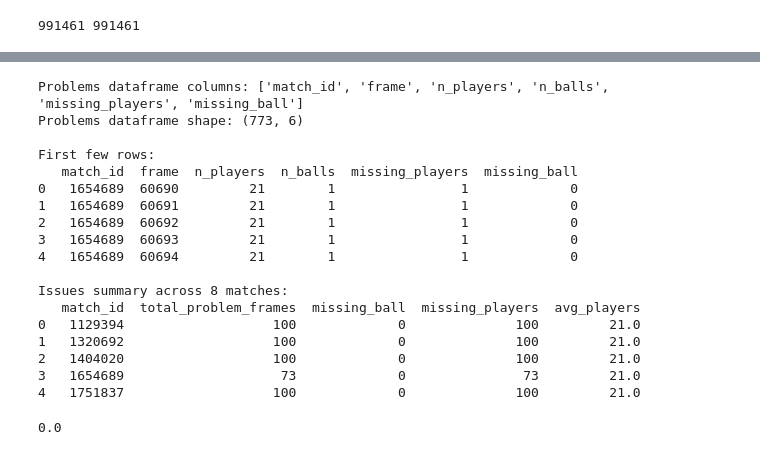
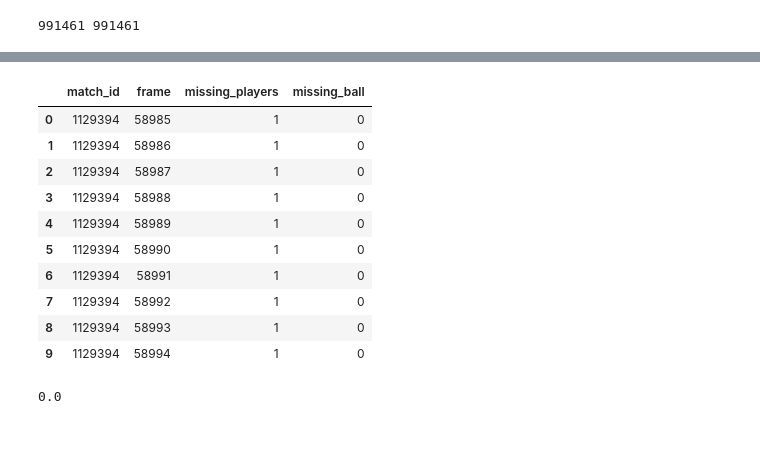
Before and after one commit to MartimRego/pass-decisions, a Jupyter notebook: Module_1/tracking_basics.ipynb, the cells around one changed output, grey strips where cells are left out. Cells and saved outputs as stored; diff of their text form; code cells hidden in the pictures.

```diff
--- a/Module_1/tracking_basics.ipynb
+++ b/Module_1/tracking_basics.ipynb
@@ -299,39 +421,18 @@ Processing batch 3: matches 21-30
-# %%
-# Check the structure of problems dataframe first
-print("Problems dataframe columns:", problems.columns.tolist())
-print("Problems dataframe shape:", problems.shape)
-print("\nFirst few rows:")
-print(problems.head())
-
-# Create issues dataframe - aggregate problems by match
-issues = problems.groupby('match_id').agg({
-    'frame': 'count',
-    'missing_ball': 'sum',
-    'missing_players': 'sum',
-    'n_players': 'mean'
-}).rename(columns={'frame': 'total_problem_frames', 'n_players': 'avg_players'}).reset_index()
-
-print(f"\nIssues summary across {len(issues)} matches:")
-print(issues.head())
-# %% [output]
-Problems dataframe columns: ['match_id', 'frame', 'n_players', 'n_balls', 'missing_players', 'missing_ball']
-Problems dataframe shape: (773, 6)
-
-First few rows:
-   match_id  frame  n_players  n_balls  missing_players  missing_ball
-0   1654689  60690         21        1                1             0
-1   1654689  60691         21        1                1             0
-2   1654689  60692         21        1                1             0
-3   1654689  60693         21        1                1             0
-4   1654689  60694         21        1                1             0
-
-Issues summary across 8 matches:
-   match_id  total_problem_frames  missing_ball  missing_players  avg_players
-0   1129394                   100             0              100         21.0
-1   1320692                   100             0              100         21.0
-2   1404020                   100             0              100         21.0
-3   1654689                    73             0               73         21.0
-4   1751837                   100             0              100         21.0
+# %%
+# Show a few problematic frames
+issues.head(10)
+# %% [output]
+|  | match_id | frame | missing_players | missing_ball |
+| 0 | 1129394 | 58985 | 1 | 0 |
+| 1 | 1129394 | 58986 | 1 | 0 |
+| 2 | 1129394 | 58987 | 1 | 0 |
+| 3 | 1129394 | 58988 | 1 | 0 |
+| 4 | 1129394 | 58989 | 1 | 0 |
+| 5 | 1129394 | 58990 | 1 | 0 |
+| 6 | 1129394 | 58991 | 1 | 0 |
+| 7 | 1129394 | 58992 | 1 | 0 |
+| 8 | 1129394 | 58993 | 1 | 0 |
+| 9 | 1129394 | 58994 | 1 | 0 |
 # %%
 issues.missing_ball.mean()
 # %% [output]
```
Also changed, not shown: parts of 24 cells of this notebook, 1 other file.
